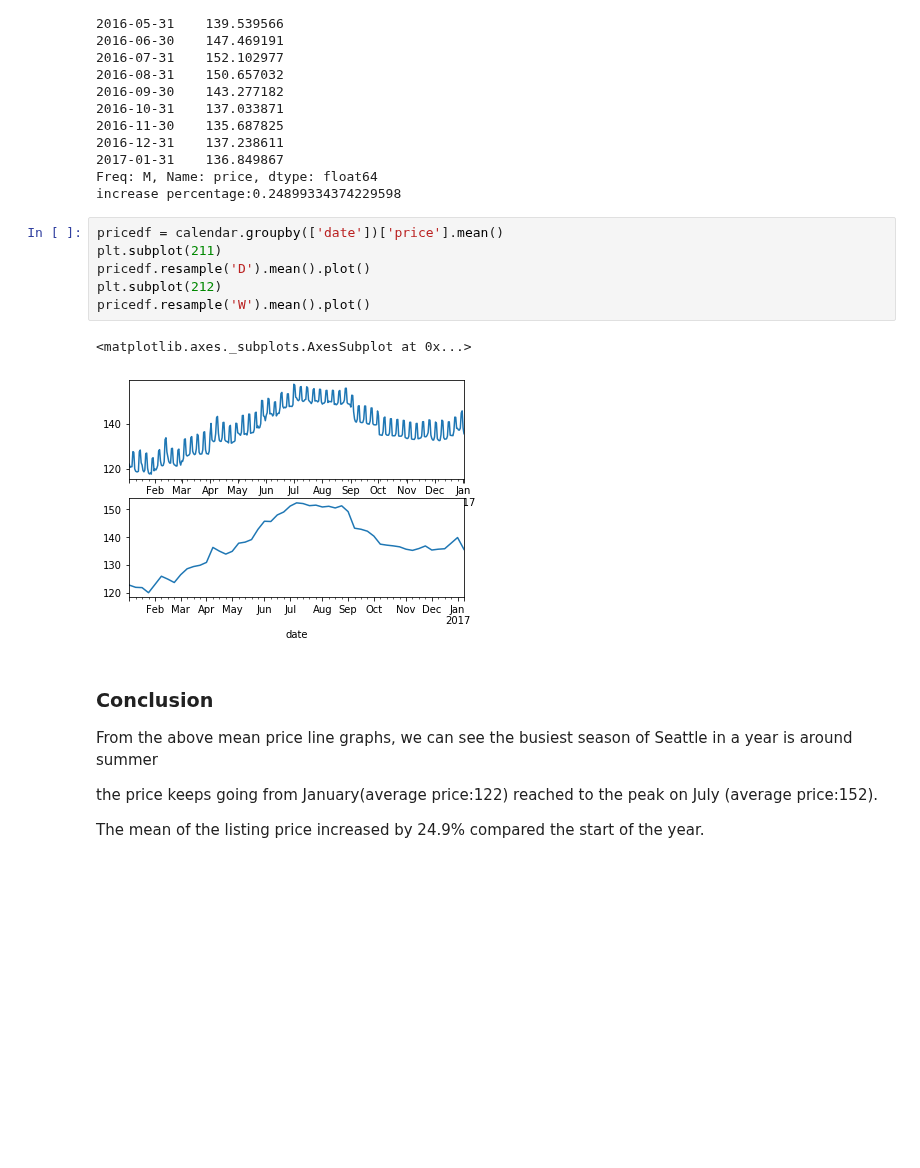
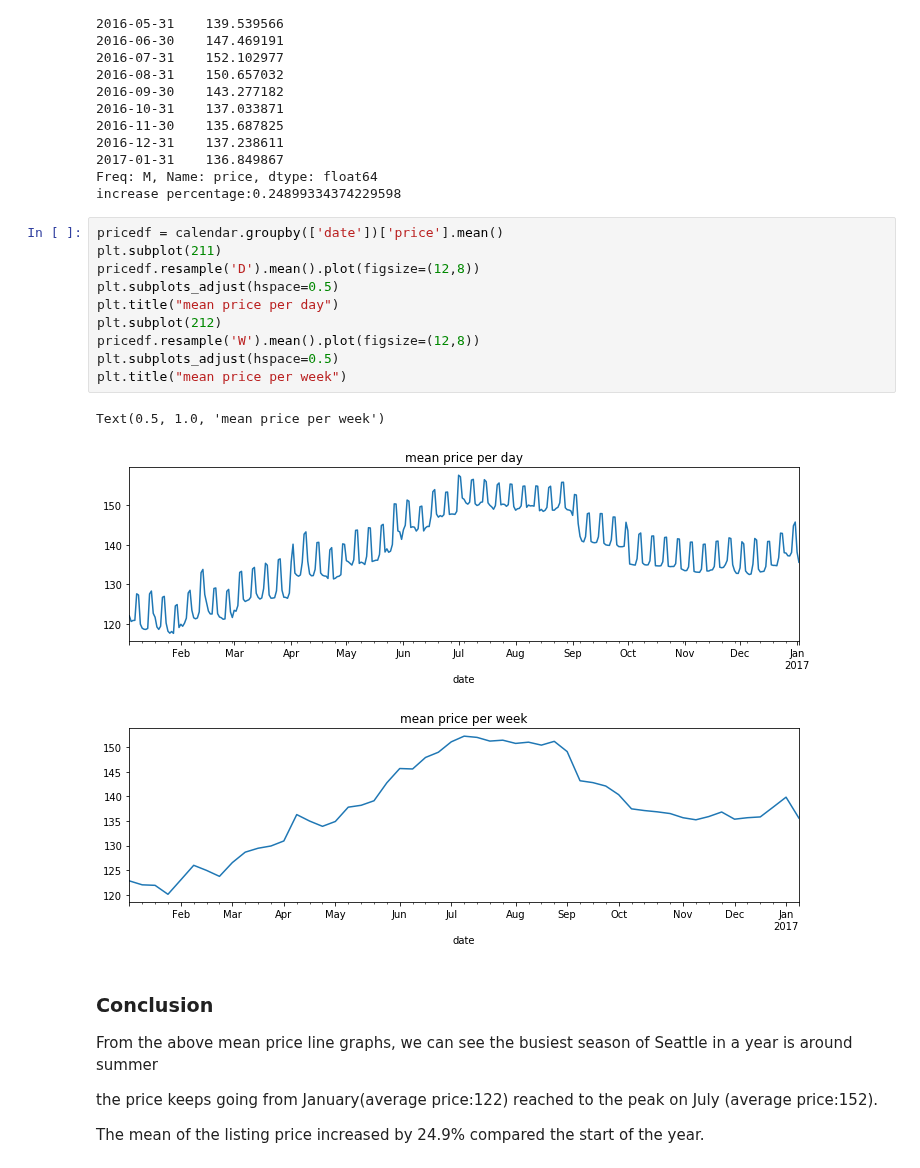
Before and after one commit to helloxms/Seattle_Airbnb_Open_Data_Analysis, a Jupyter notebook: seattle_airbnb_analysis.ipynb, the cells around one changed output. Cells and saved outputs as stored; diff of their text form; blank space fills up the shorter version.

```diff
--- a/seattle_airbnb_analysis.ipynb
+++ b/seattle_airbnb_analysis.ipynb
@@ -959,12 +1055,16 @@ increase percentage:0.24899334374229598
 # %%
 pricedf = calendar.groupby(['date'])['price'].mean()
 plt.subplot(211)
-pricedf.resample('D').mean().plot()
+pricedf.resample('D').mean().plot(figsize=(12,8))
+plt.subplots_adjust(hspace=0.5)
+plt.title("mean price per day")
 plt.subplot(212)
-pricedf.resample('W').mean().plot()
+pricedf.resample('W').mean().plot(figsize=(12,8))
+plt.subplots_adjust(hspace=0.5)
+plt.title("mean price per week")
 # %% [output]
-<matplotlib.axes._subplots.AxesSubplot at 0x...>
+Text(0.5, 1.0, 'mean price per week')
-[figure, old version]
+[figure, new version]
 # %% [markdown]
 ### Conclusion
 
```
Also changed, not shown: parts of 13 cells of this notebook.
